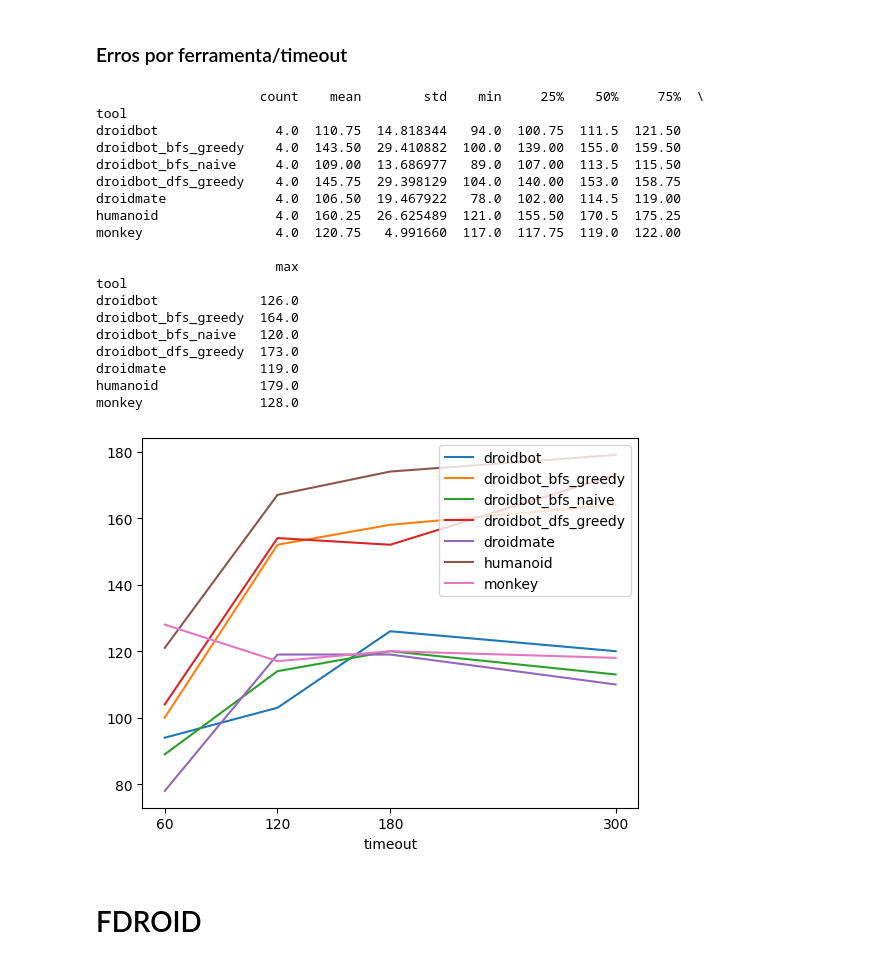
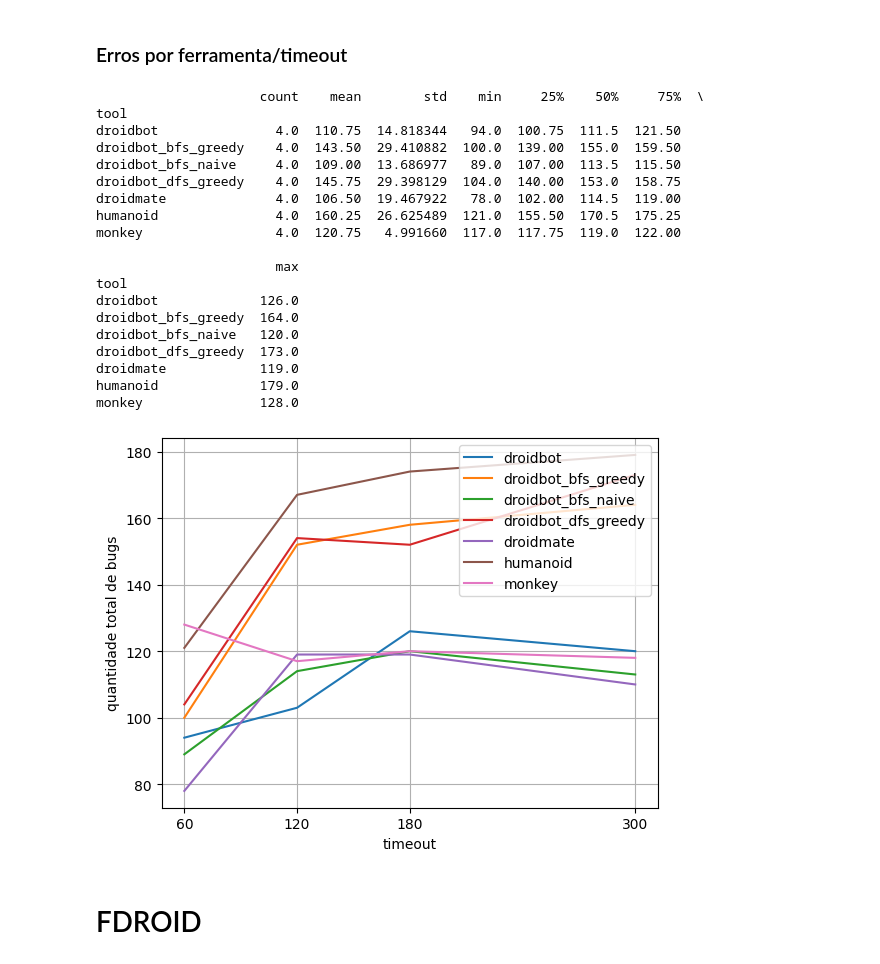
Before and after one commit to PAMunb/rvsec, a Jupyter notebook: rv-android/results_notebook.ipynb, the cells around one changed output. Drawn from its saved outputs; the diff is of its cells as text; code cells hidden in the pictures.

```diff
--- a/rv-android/results_notebook.ipynb
+++ b/rv-android/results_notebook.ipynb
@@ -267,39 +271,40 @@ df.set_index('timeout', inplace=True)
 df = df.query("rep == 1").groupby('tool', group_keys=True)['errors']
 print(df.describe())
 # df = df.query("rep == '1'").groupby(['timeout'],  group_keys=True)['errors']
-df.plot(legend=True)
+#df.plot(title='titulo', grid=True, xlabel="timeout", ylabel="quantidade", legend=True)
+df.plot(grid=True, xlabel="timeout", ylabel="quantidade total de bugs", legend=True)
 plt.xticks([60, 120, 180, 300])
 plt.show()
 
 
 #df = pd.DataFrame(tmp, columns=['tool', 'rep', 'timeout', 'errors'])
 #df = df.sort_values(by=['timeout'], ascending=False, ignore_index=True)
 #pd.pivot_table(df.reset_index(),
 #                index='timeout', columns='rep', values='errors'
 #                ).plot(subplots=True)
 #plt.xticks([60, 120, 180, 300])
 #plt.show()
 # %% [output]
                      count    mean        std    min     25%    50%     75%  \
 tool
 droidbot               4.0  110.75  14.818344   94.0  100.75  111.5  121.50
 droidbot_bfs_greedy    4.0  143.50  29.410882  100.0  139.00  155.0  159.50
 droidbot_bfs_naive     4.0  109.00  13.686977   89.0  107.00  113.5  115.50
 droidbot_dfs_greedy    4.0  145.75  29.398129  104.0  140.00  153.0  158.75
 droidmate              4.0  106.50  19.467922   78.0  102.00  114.5  119.00
 humanoid               4.0  160.25  26.625489  121.0  155.50  170.5  175.25
 monkey                 4.0  120.75   4.991660  117.0  117.75  119.0  122.00
 
                        max
 tool
 droidbot             126.0
 droidbot_bfs_greedy  164.0
 droidbot_bfs_naive   120.0
 droidbot_dfs_greedy  173.0
 droidmate            119.0
 humanoid             179.0
 monkey               128.0
-[figure, old version]
+[figure, new version]
 # %% [markdown]
 # FDROID
 # %%
```
Also changed, not shown: parts of 11 cells of this notebook.
